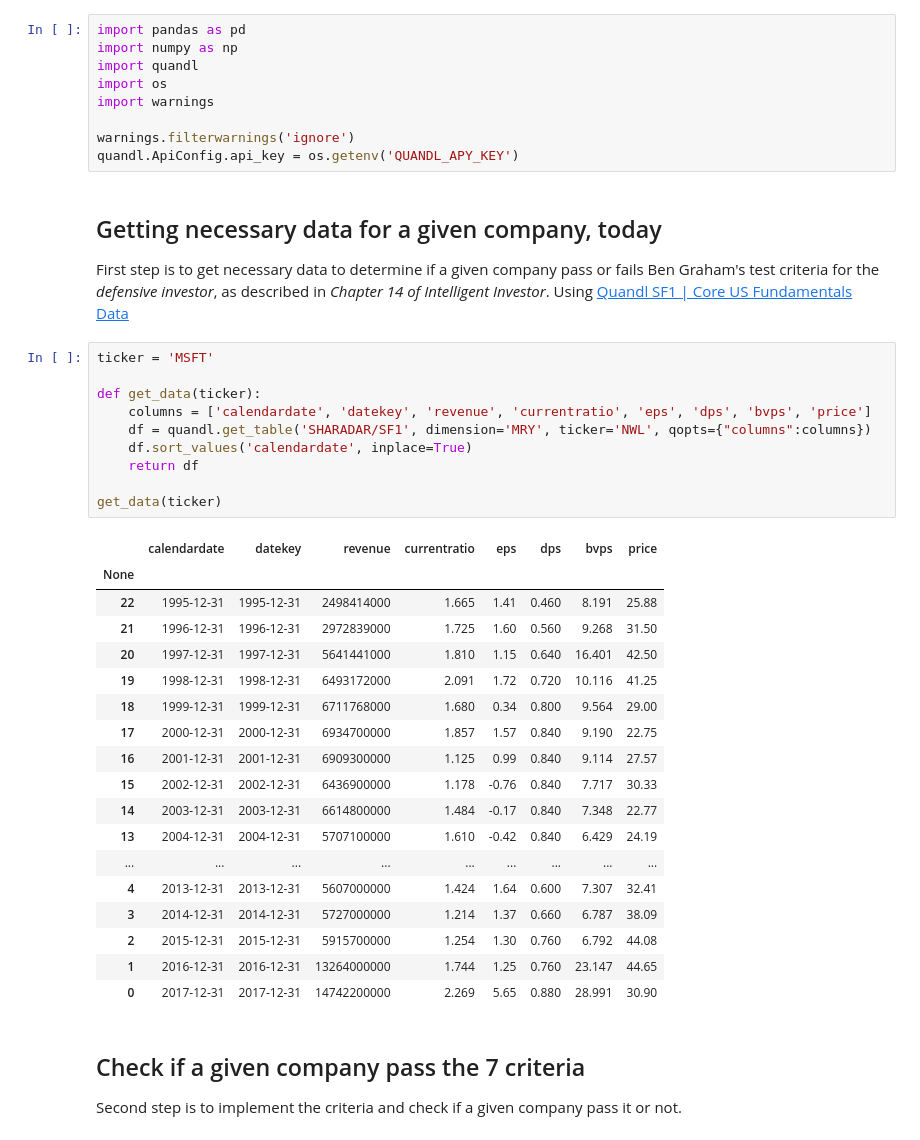
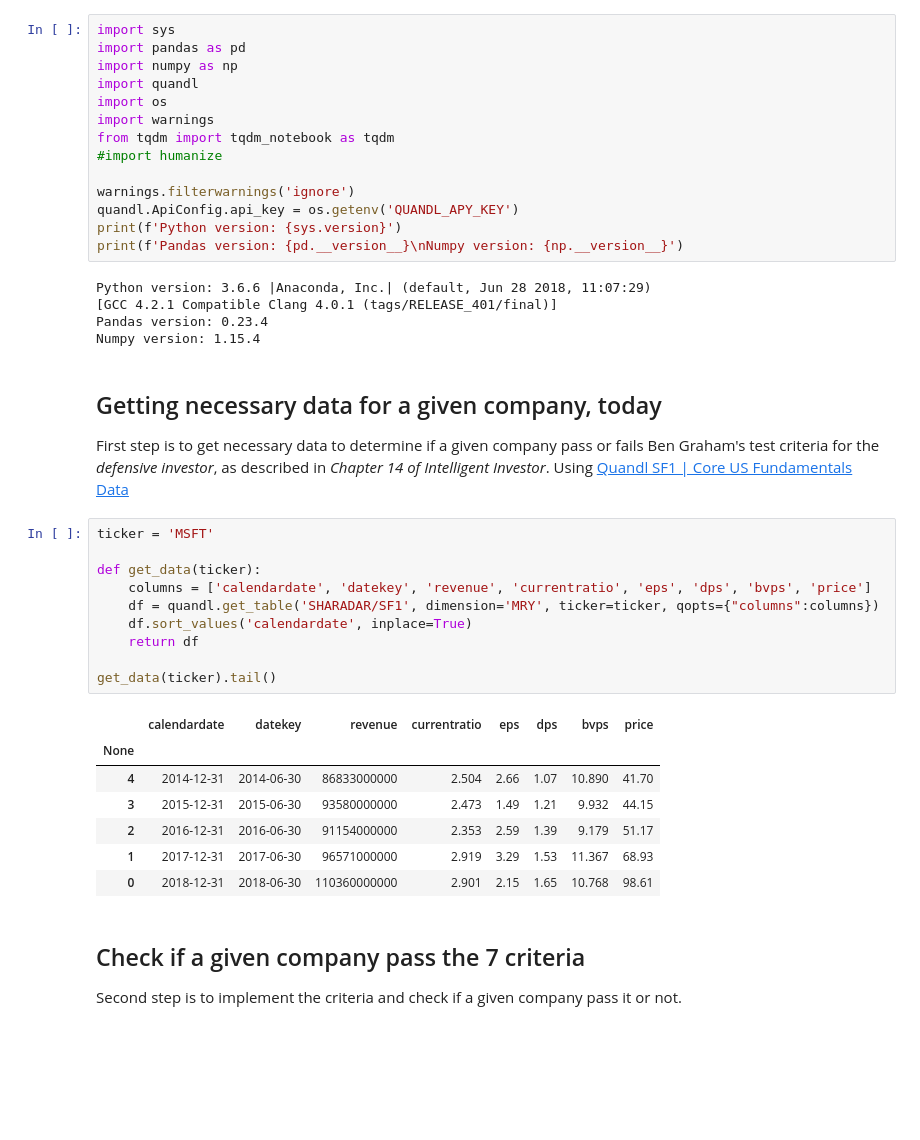
Before and after one commit to ucals/quandl, a Jupyter notebook: Stock Selection for the Defensive Investor.ipynb, the cells around one changed output. Drawn from its saved outputs; the diff is of its cells as text; blank space fills up the shorter version.

```diff
--- a/Stock Selection for the Defensive Investor.ipynb
+++ b/Stock Selection for the Defensive Investor.ipynb
@@ -1,44 +24,43 @@
 # %%
+import sys
 import pandas as pd
 import numpy as np
 import quandl
 import os
 import warnings
+from tqdm import tqdm_notebook as tqdm
+#import humanize
 
 warnings.filterwarnings('ignore')
 quandl.ApiConfig.api_key = os.getenv('QUANDL_APY_KEY')
+print(f'Python version: {sys.version}')
+print(f'Pandas version: {pd.__version__}\nNumpy version: {np.__version__}')
+# %% [output]
+Python version: 3.6.6 |Anaconda, Inc.| (default, Jun 28 2018, 11:07:29)
+[GCC 4.2.1 Compatible Clang 4.0.1 (tags/RELEASE_401/final)]
+Pandas version: 0.23.4
+Numpy version: 1.15.4
 # %% [markdown]
 ## Getting necessary data for a given company, today
 First step is to get necessary data to determine if a given company pass or fails Ben Graham's test criteria for the *defensive investor*, as described in *Chapter 14 of Intelligent Investor*. Using [Quandl SF1 | Core US Fundamentals Data](https://www.quandl.com/databases/SF1)
 # %%
 ticker = 'MSFT'
 
 def get_data(ticker):
     columns = ['calendardate', 'datekey', 'revenue', 'currentratio', 'eps', 'dps', 'bvps', 'price']
-    df = quandl.get_table('SHARADAR/SF1', dimension='MRY', ticker='NWL', qopts={"columns":columns})
+    df = quandl.get_table('SHARADAR/SF1', dimension='MRY', ticker=ticker, qopts={"columns":columns})
     df.sort_values('calendardate', inplace=True)
     return df
 
-get_data(ticker)
+get_data(ticker).tail()
 # %% [output]
 |  | calendardate | datekey | revenue | currentratio | eps | dps | bvps | price |
 | None |  |  |  |  |  |  |  |  |
-| 22 | 1995-12-31 | 1995-12-31 | 2498414000 | 1.665 | 1.41 | 0.460 | 8.191 | 25.88 |
-| 21 | 1996-12-31 | 1996-12-31 | 2972839000 | 1.725 | 1.60 | 0.560 | 9.268 | 31.50 |
-| 20 | 1997-12-31 | 1997-12-31 | 5641441000 | 1.810 | 1.15 | 0.640 | 16.401 | 42.50 |
-| 19 | 1998-12-31 | 1998-12-31 | 6493172000 | 2.091 | 1.72 | 0.720 | 10.116 | 41.25 |
-| 18 | 1999-12-31 | 1999-12-31 | 6711768000 | 1.680 | 0.34 | 0.800 | 9.564 | 29.00 |
-| 17 | 2000-12-31 | 2000-12-31 | 6934700000 | 1.857 | 1.57 | 0.840 | 9.190 | 22.75 |
-| 16 | 2001-12-31 | 2001-12-31 | 6909300000 | 1.125 | 0.99 | 0.840 | 9.114 | 27.57 |
-| 15 | 2002-12-31 | 2002-12-31 | 6436900000 | 1.178 | -0.76 | 0.840 | 7.717 | 30.33 |
-| 14 | 2003-12-31 | 2003-12-31 | 6614800000 | 1.484 | -0.17 | 0.840 | 7.348 | 22.77 |
-| 13 | 2004-12-31 | 2004-12-31 | 5707100000 | 1.610 | -0.42 | 0.840 | 6.429 | 24.19 |
-| ... | ... | ... | ... | ... | ... | ... | ... | ... |
-| 4 | 2013-12-31 | 2013-12-31 | 5607000000 | 1.424 | 1.64 | 0.600 | 7.307 | 32.41 |
-| 3 | 2014-12-31 | 2014-12-31 | 5727000000 | 1.214 | 1.37 | 0.660 | 6.787 | 38.09 |
-| 2 | 2015-12-31 | 2015-12-31 | 5915700000 | 1.254 | 1.30 | 0.760 | 6.792 | 44.08 |
-| 1 | 2016-12-31 | 2016-12-31 | 13264000000 | 1.744 | 1.25 | 0.760 | 23.147 | 44.65 |
-| 0 | 2017-12-31 | 2017-12-31 | 14742200000 | 2.269 | 5.65 | 0.880 | 28.991 | 30.90 |
+| 4 | 2014-12-31 | 2014-06-30 | 86833000000 | 2.504 | 2.66 | 1.07 | 10.890 | 41.70 |
+| 3 | 2015-12-31 | 2015-06-30 | 93580000000 | 2.473 | 1.49 | 1.21 | 9.932 | 44.15 |
+| 2 | 2016-12-31 | 2016-06-30 | 91154000000 | 2.353 | 2.59 | 1.39 | 9.179 | 51.17 |
+| 1 | 2017-12-31 | 2017-06-30 | 96571000000 | 2.919 | 3.29 | 1.53 | 11.367 | 68.93 |
+| 0 | 2018-12-31 | 2018-06-30 | 110360000000 | 2.901 | 2.15 | 1.65 | 10.768 | 98.61 |
 # %% [markdown]
 ## Check if a given company pass the 7 criteria
 Second step is to implement the criteria and check if a given company pass it or not.
```
Also changed, not shown: parts of 24 cells of this notebook.
